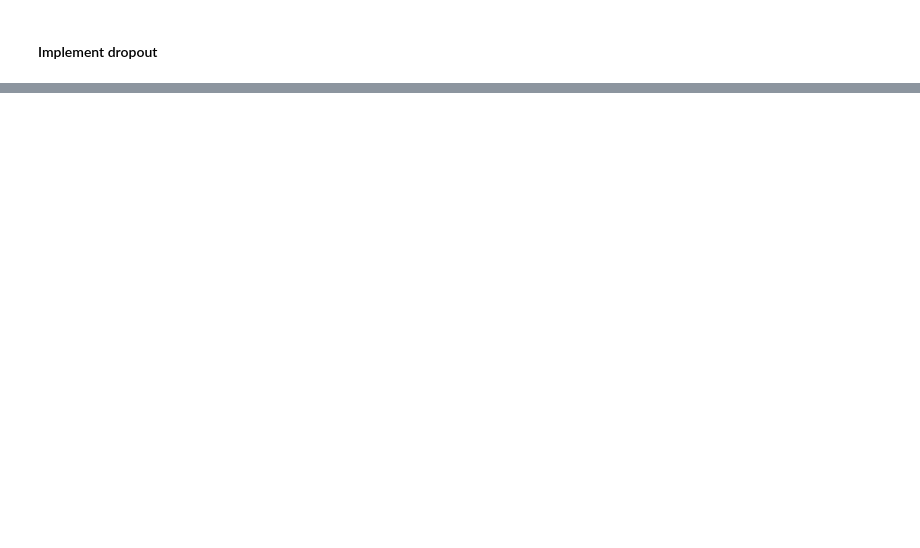
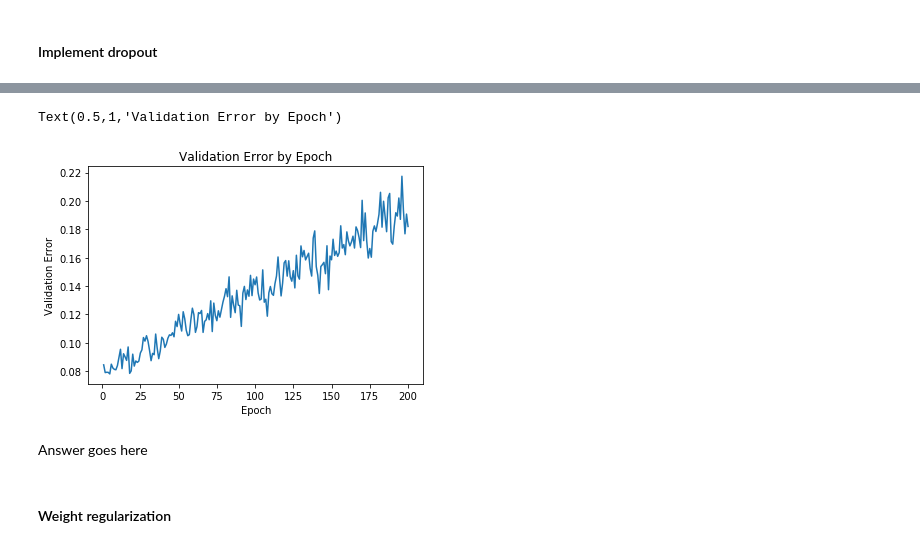
Before and after one commit to Sun-Kev/MACS30200proj, a Jupyter notebook: ProblemSets/PS3/PS3_SunK.ipynb, the cells around one changed output, grey strips where cells are left out. Drawn from its saved outputs; the diff is of its cells as text; code cells hidden in the pictures; blank space fills up the shorter version.

```diff
--- a/ProblemSets/PS3/PS3_SunK.ipynb
+++ b/ProblemSets/PS3/PS3_SunK.ipynb
@@ -88,0 +149,12 @@ plt.title("Validation Error by Epoch");
+# %%
+plt.plot(epochs, drop_training_error)
+plt.xlabel("Epoch")
+plt.ylabel("Validation Error")
+plt.title("Validation Error by Epoch")
+# %% [output]
+Text(0.5,1,'Validation Error by Epoch')
+[figure, added]
+# %% [markdown]
+Answer goes here
+# %% [markdown]
+#### Weight regularization
```
Also changed, not shown: parts of 9 cells of this notebook.
